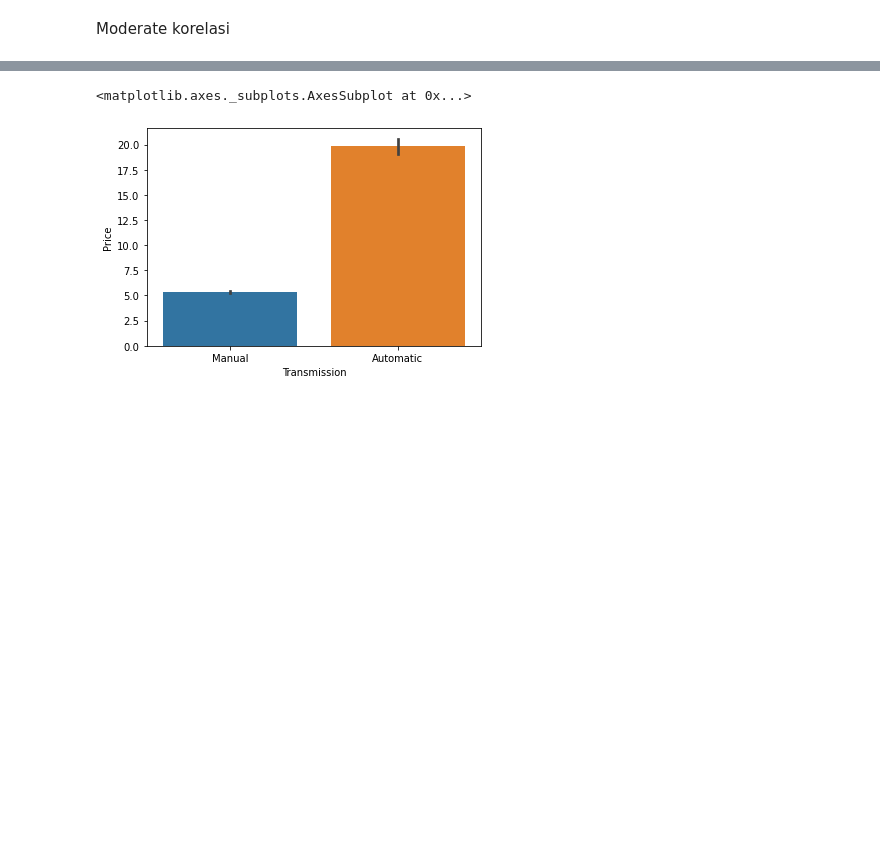
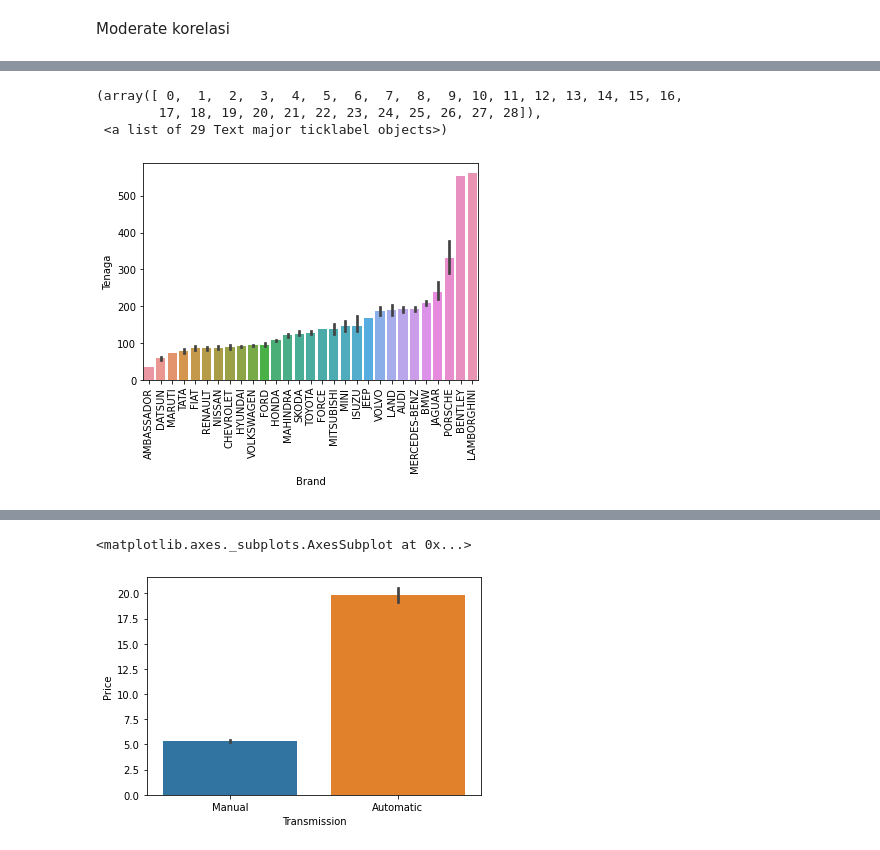
Before and after one commit to DanendraAHP/Data-Analytic, a Jupyter notebook: DSA/DSA.ipynb, the cells around one changed output, grey strips where cells are left out. Saved outputs shown, nothing was run; the diff lists cells and outputs as text; code cells hidden in the pictures; blank space fills up the shorter version.

```diff
--- a/DSA/DSA.ipynb
+++ b/DSA/DSA.ipynb
@@ -174,0 +376,12 @@ grupMerk['Price'].sort_values(ascending=False)
+# %%
+#Karena banyak row dmn kolom tenaga NaN maka kita hapus dulu row tersebut sblm membuat grafik lbh lanjut
+df1= df.dropna()
+grupMerk1 = df1.groupby('Brand').mean()
+hargaMerk2 = grupMerk1['Tenaga'].sort_values()
+sns.barplot(x='Brand',y='Tenaga',data=df1,order=hargaMerk2.index)
+plt.xticks(rotation=90)
+# %% [output]
+(array([ 0,  1,  2,  3,  4,  5,  6,  7,  8,  9, 10, 11, 12, 13, 14, 15, 16,
+        17, 18, 19, 20, 21, 22, 23, 24, 25, 26, 27, 28]),
+ <a list of 29 Text major ticklabel objects>)
+[figure, added]
```
Also changed, not shown: parts of 131 cells of this notebook.
